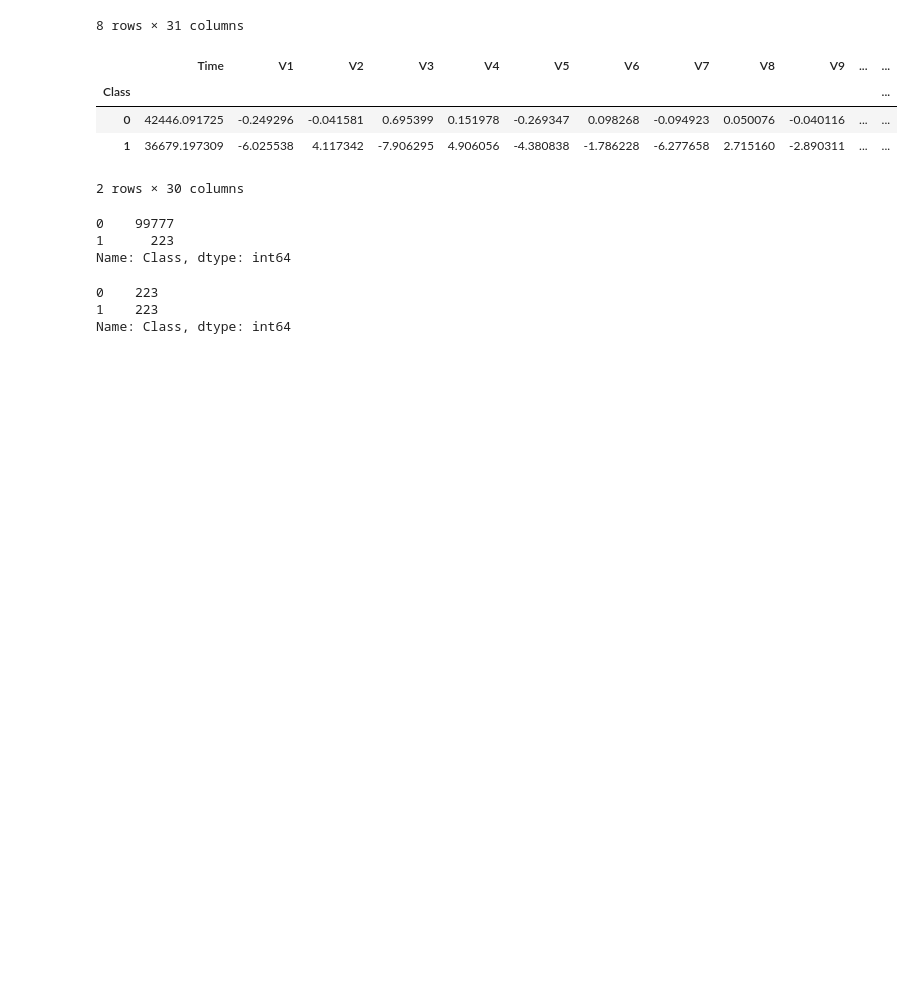
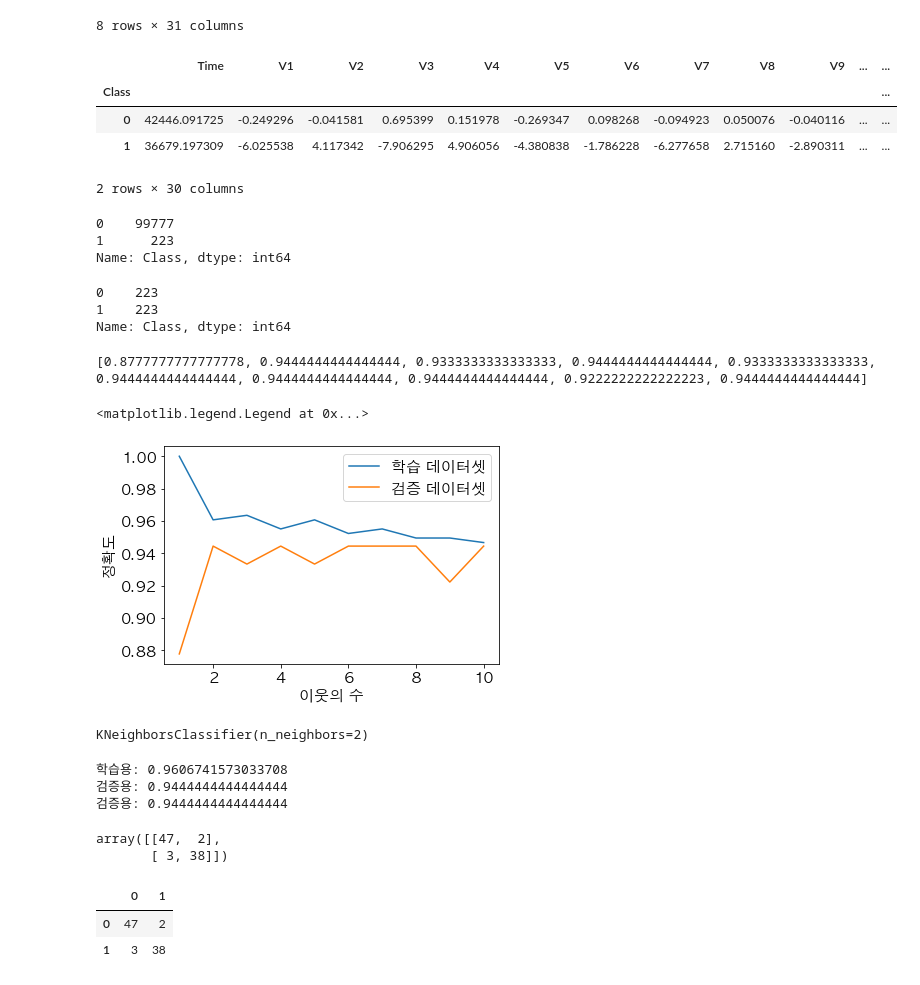
Before and after one commit to rileyko/PythonStudy, a Jupyter notebook: Classification/KNN.ipynb, the cells around one changed output. Saved outputs shown, nothing was run; the diff lists cells and outputs as text; code cells hidden in the pictures; blank space fills up the shorter version.

```diff
--- a/Classification/KNN.ipynb
+++ b/Classification/KNN.ipynb
@@ -122,16 +122,68 @@ from sklearn.model_selection import train_test_split
 X_train, X_test, y_train, y_test = train_test_split(X, y, test_size=0.2, random_state=10)
 # %%
 # KNN 하이퍼파라미터 튜닝
+import matplotlib.pyplot as plt
 from sklearn.neighbors import KNeighborsClassifier
+# 한글폰트 설정
+from matplotlib import rc
+rc('font', family='AppleGothic')
+plt.rcParams['axes.unicode_minus'] = False
+
 train_rate = []
 test_rate = []
 
 # k 범위
 neighbors = range(1, 11)
 
 #최적의 k 찾기
 for n in neighbors:
     knn = KNeighborsClassifier(n_neighbors=n) #모델선언
     knn.fit(X_train, y_train) #학습
     train_rate.append(knn.score(X_train, y_train)) #학습정확도
-    test_rate.append(knn.score(X_test, y_test)) #예측정확도
+    test_rate.append(knn.score(X_test, y_test)) #검증정확도
+
+print(test_rate)
+
+plt.rcParams["font.size"] = 15
+plt.plot(neighbors, train_rate, label="학습 데이터셋")
+plt.plot(neighbors, test_rate, label="검증 데이터셋")
+plt.ylabel("정확도")
+plt.xlabel("이웃의 수")
+plt.legend()
+# %% [output]
+[0.8777777777777778, 0.9444444444444444, 0.9333333333333333, 0.9444444444444444, 0.9333333333333333, 0.9444444444444444, 0.9444444444444444, 0.9444444444444444, 0.9222222222222223, 0.9444444444444444]
+<matplotlib.legend.Legend at 0x...>
+[figure, added]
+# %%
+# 최적의 k가 적용되었을때의 정확도
+model = KNeighborsClassifier(n_neighbors=2)
+model.fit(X_train, y_train)
+# %% [output]
+KNeighborsClassifier(n_neighbors=2)
+# %%
+# 모델 정확도
+import numpy as np
+pred = model.predict(X_test)
+print("학습용:", model.score(X_train, y_train))
+print("검증용:", model.score(X_test, y_test))
+print("검증용:", np.mean(pred == y_test))
+# %% [output]
+학습용: 0.9606741573033708
+검증용: 0.9444444444444444
+검증용: 0.9444444444444444
+# %%
+# Confusion Matrix 출력
+from sklearn.metrics import confusion_matrix
+pred = model.predict(X_test)
+cm = confusion_matrix(y_test, pred)
+cm
+# %% [output]
+array([[47,  2],
+       [ 3, 38]])
+# %%
+df_cm = pd.DataFrame(cm, index=[0,1], columns=[0,1])
+df_cm
+# %% [output]
+|  | 0 | 1 |
+| 0 | 47 | 2 |
+| 1 | 3 | 38 |
```
Also changed, not shown: parts of 1 cell of this notebook.
